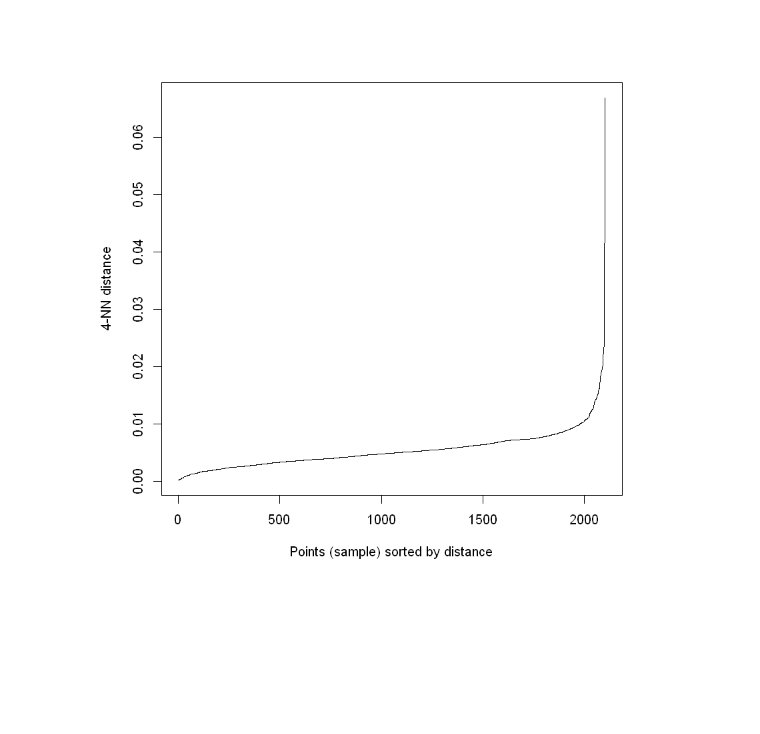
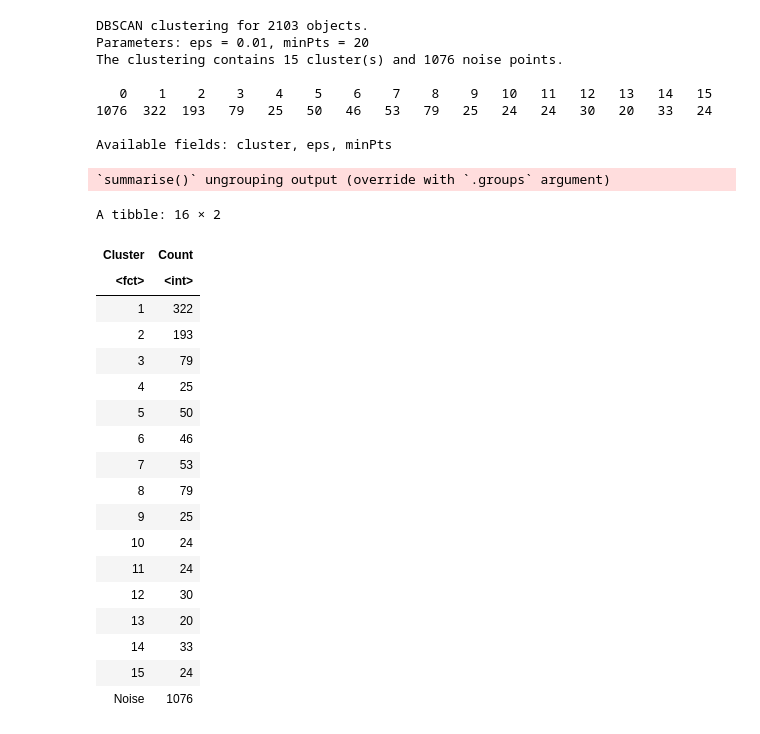
Before and after one commit to hetankevin/Chicago-Traffic-Accidents, a Jupyter notebook: chicagoLocations.ipynb, the cells around one changed output. Saved outputs shown, nothing was run; the diff lists cells and outputs as text; code cells hidden in the pictures; blank space fills up the shorter version.

```diff
--- a/chicagoLocations.ipynb
+++ b/chicagoLocations.ipynb
@@ -204,4 +302,34 @@ Warning message:
-# %%
-kNNdistplot(rbind(traffic_injuries$LONGITUDE, traffic_injuries$LATITUDE) %>% t, k=4)
-# %% [output]
-[figure, removed]
+# %%
+lev = c('1','2','3','4','5','6','7','8','9','10','11','12','13','14','15', "Noise")
+clusters
+as_tibble(clusters$cluster) %>% mutate(Cluster = factor(ifelse(value==0, "Noise", value),levels = lev)) %>%
+group_by(Cluster) %>% summarize(Count = n())
+# %% [output]
+DBSCAN clustering for 2103 objects.
+Parameters: eps = 0.01, minPts = 20
+The clustering contains 15 cluster(s) and 1076 noise points.
+
+   0    1    2    3    4    5    6    7    8    9   10   11   12   13   14   15
+1076  322  193   79   25   50   46   53   79   25   24   24   30   20   33   24
+
+Available fields: cluster, eps, minPts
+`summarise()` ungrouping output (override with `.groups` argument)
+A tibble: 16 × 2
+| Cluster | Count |
+| <fct> | <int> |
+| 1 | 322 |
+| 2 | 193 |
+| 3 | 79 |
+| 4 | 25 |
+| 5 | 50 |
+| 6 | 46 |
+| 7 | 53 |
+| 8 | 79 |
+| 9 | 25 |
+| 10 | 24 |
+| 11 | 24 |
+| 12 | 30 |
+| 13 | 20 |
+| 14 | 33 |
+| 15 | 24 |
+| Noise | 1076 |
```
Also changed, not shown: parts of 17 cells of this notebook, 1 other file.
